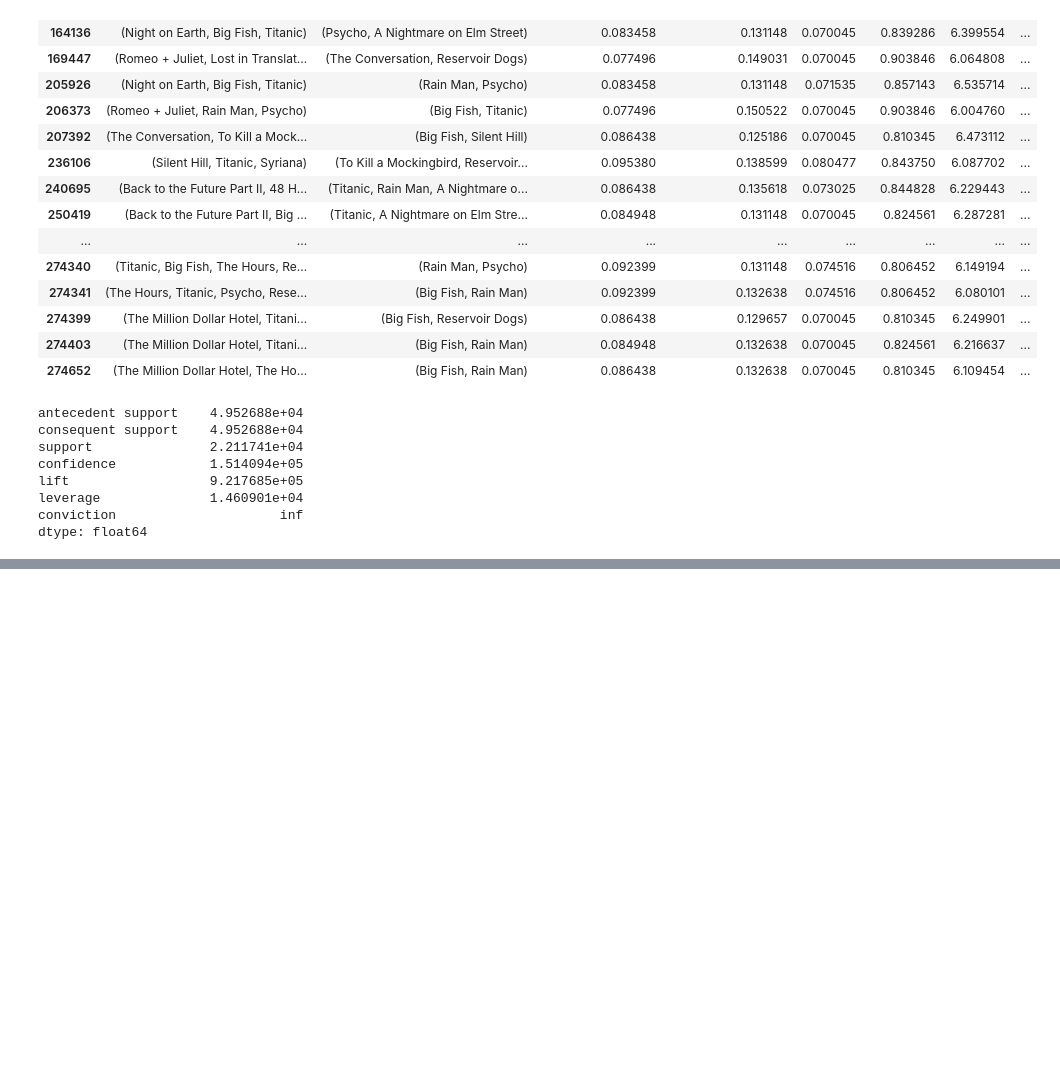
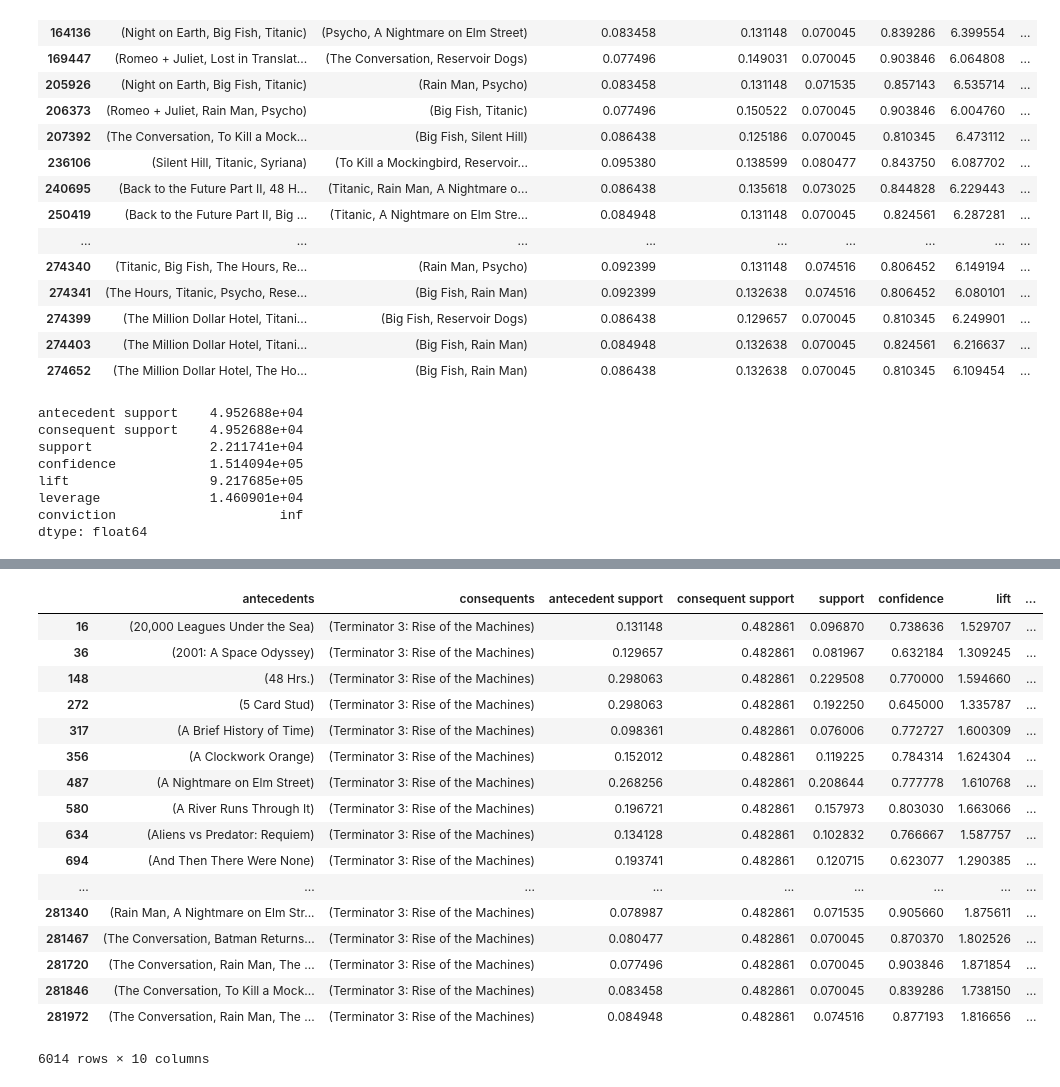
Before and after one commit to vkrit/fundamental-data-science-python, a Jupyter notebook: Workshop#11.ipynb, the cells around one changed output, grey strips where cells are left out. Cells and saved outputs as stored; diff of their text form; code cells hidden in the pictures; blank space fills up the shorter version.

```diff
--- a/Workshop#11.ipynb
+++ b/Workshop#11.ipynb
@@ -127,0 +194,21 @@ dtype: float64
+# %%
+rules[rules['consequents'] == {'Terminator 3: Rise of the Machines'}]
+# %% [output]
+|  | antecedents | consequents | antecedent support | consequent support | support | confidence | lift | ... |
+| 16 | (20,000 Leagues Under the Sea) | (Terminator 3: Rise of the Machines) | 0.131148 | 0.482861 | 0.096870 | 0.738636 | 1.529707 | ... |
+| 36 | (2001: A Space Odyssey) | (Terminator 3: Rise of the Machines) | 0.129657 | 0.482861 | 0.081967 | 0.632184 | 1.309245 | ... |
+| 148 | (48 Hrs.) | (Terminator 3: Rise of the Machines) | 0.298063 | 0.482861 | 0.229508 | 0.770000 | 1.594660 | ... |
+| 272 | (5 Card Stud) | (Terminator 3: Rise of the Machines) | 0.298063 | 0.482861 | 0.192250 | 0.645000 | 1.335787 | ... |
+| 317 | (A Brief History of Time) | (Terminator 3: Rise of the Machines) | 0.098361 | 0.482861 | 0.076006 | 0.772727 | 1.600309 | ... |
+| 356 | (A Clockwork Orange) | (Terminator 3: Rise of the Machines) | 0.152012 | 0.482861 | 0.119225 | 0.784314 | 1.624304 | ... |
+| 487 | (A Nightmare on Elm Street) | (Terminator 3: Rise of the Machines) | 0.268256 | 0.482861 | 0.208644 | 0.777778 | 1.610768 | ... |
+| 580 | (A River Runs Through It) | (Terminator 3: Rise of the Machines) | 0.196721 | 0.482861 | 0.157973 | 0.803030 | 1.663066 | ... |
+| 634 | (Aliens vs Predator: Requiem) | (Terminator 3: Rise of the Machines) | 0.134128 | 0.482861 | 0.102832 | 0.766667 | 1.587757 | ... |
+| 694 | (And Then There Were None) | (Terminator 3: Rise of the Machines) | 0.193741 | 0.482861 | 0.120715 | 0.623077 | 1.290385 | ... |
+| ... | ... | ... | ... | ... | ... | ... | ... | ... |
+| 281340 | (Rain Man, A Nightmare on Elm Str... | (Terminator 3: Rise of the Machines) | 0.078987 | 0.482861 | 0.071535 | 0.905660 | 1.875611 | ... |
+| 281467 | (The Conversation, Batman Returns... | (Terminator 3: Rise of the Machines) | 0.080477 | 0.482861 | 0.070045 | 0.870370 | 1.802526 | ... |
+| 281720 | (The Conversation, Rain Man, The ... | (Terminator 3: Rise of the Machines) | 0.077496 | 0.482861 | 0.070045 | 0.903846 | 1.871854 | ... |
+| 281846 | (The Conversation, To Kill a Mock... | (Terminator 3: Rise of the Machines) | 0.083458 | 0.482861 | 0.070045 | 0.839286 | 1.738150 | ... |
+| 281972 | (The Conversation, Rain Man, The ... | (Terminator 3: Rise of the Machines) | 0.084948 | 0.482861 | 0.074516 | 0.877193 | 1.816656 | ... |
+6014 rows × 10 columns
```
Also changed, not shown: parts of 3 cells of this notebook.
